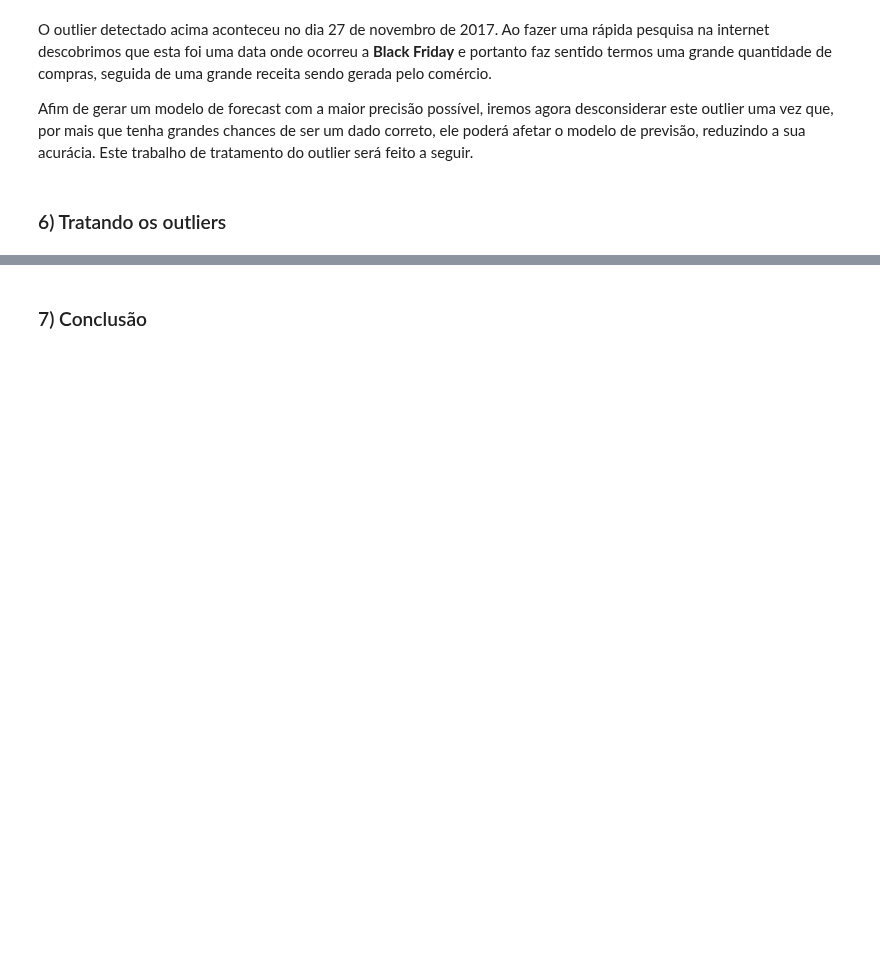
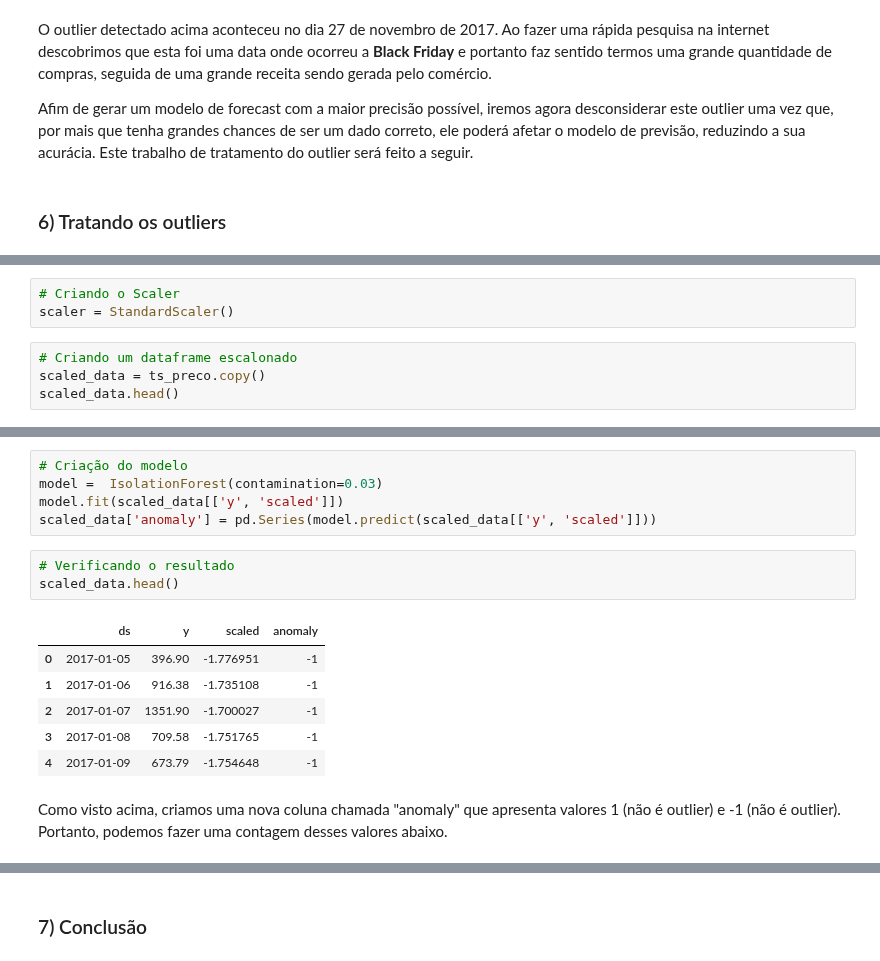
Before and after one commit to smalvar/olist-e-commerce, a Jupyter notebook: time_series_analysis_testes.ipynb, the cells around one changed output, grey strips where cells are left out. Saved outputs shown, nothing was run; the diff lists cells and outputs as text; blank space fills up the shorter version.

```diff
--- a/time_series_analysis_testes.ipynb
+++ b/time_series_analysis_testes.ipynb
@@ -420,0 +421,7 @@ Para tratar este outlier usaremos o comando *drop()* para eliminarmos este regis
+# %%
+# Criando o Scaler
+scaler = StandardScaler()
+# %%
+# Criando um dataframe escalonado
+scaled_data = ts_preco.copy()
+scaled_data.head()
@@ -420,0 +446,17 @@ Para tratar este outlier usaremos o comando *drop()* para eliminarmos este regis
+# %%
+# Criação do modelo
+model =  IsolationForest(contamination=0.03)
+model.fit(scaled_data[['y', 'scaled']])
+scaled_data['anomaly'] = pd.Series(model.predict(scaled_data[['y', 'scaled']]))
+# %%
+# Verificando o resultado
+scaled_data.head()
+# %% [output]
+|  | ds | y | scaled | anomaly |
+| 0 | 2017-01-05 | 396.90 | -1.776951 | -1 |
+| 1 | 2017-01-06 | 916.38 | -1.735108 | -1 |
+| 2 | 2017-01-07 | 1351.90 | -1.700027 | -1 |
+| 3 | 2017-01-08 | 709.58 | -1.751765 | -1 |
+| 4 | 2017-01-09 | 673.79 | -1.754648 | -1 |
+# %% [markdown]
+Como visto acima, criamos uma nova coluna chamada "anomaly" que apresenta valores 1 (não é outlier) e -1 (não é outlier). Portanto, podemos fazer uma contagem desses valores abaixo.
```
Also changed, not shown: parts of 21 cells of this notebook.
